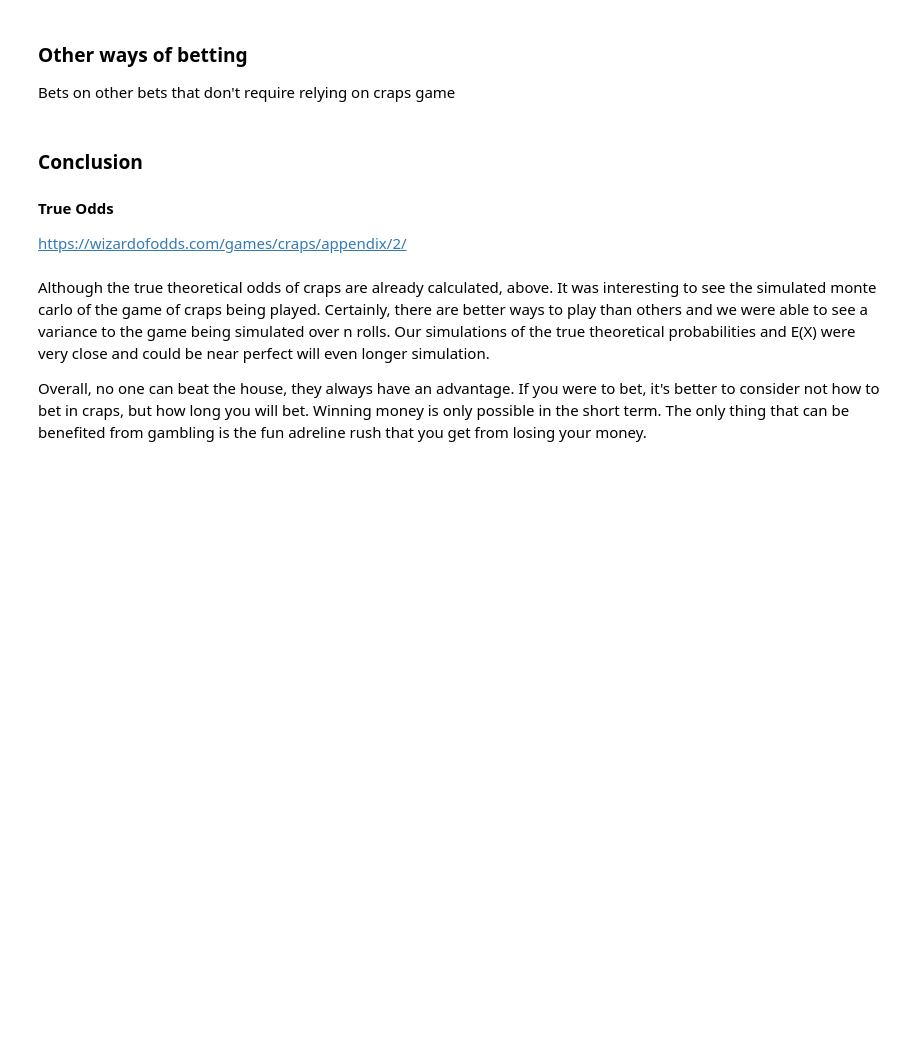
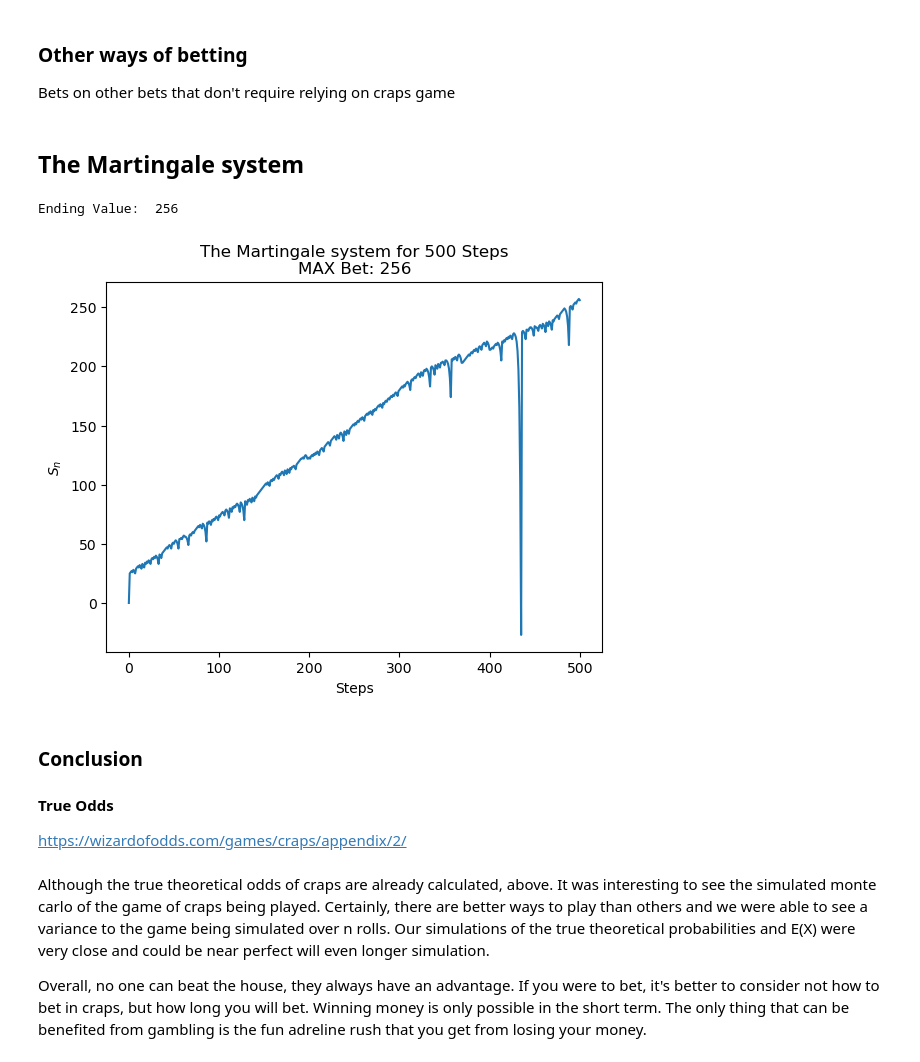
Before and after one commit to TylerXNguyen/Craps-Monte-Carlo, a Jupyter notebook: game.ipynb, the cells around one changed output. Saved outputs shown, nothing was run; the diff lists cells and outputs as text; code cells hidden in the pictures; blank space fills up the shorter version.

```diff
--- a/game.ipynb
+++ b/game.ipynb
@@ -289,6 +289,35 @@ Bets on other bets that don't require relying on craps game
 #    (win) 4, 10
 #    (win) 5, 9
 #    (win) 6, 8
+# %% [markdown]
+## The Martingale system
+# %%
+label = "The Martingale system"
+
+bet = 25
+n = 500
+start = 0
+x = [0]
+maxBet = 1
+for i in range(n):
+    win = dontComeBet()
+    step = win * bet
+    start = start + step
+    x.append(start)
+    if win == -1:
+        bet *= 2
+    else:
+        bet = 1
+    maxBet = max([maxBet, bet])
+eX = x[-1] / n
+plt.plot(x)
+plt.title(str(label + " for " + str(n) + " Steps\nMAX Bet: " + str(maxBet)))
+plt.xlabel('Steps')
+plt.ylabel(r'$S_{n}$')
+print("Ending Value: ", x[len(x) - 1])
+# %% [output]
+Ending Value:  256
+[figure, added]
 # %% [markdown]
 ### Conclusion
 
```
Also changed, not shown: parts of 4 cells of this notebook.
